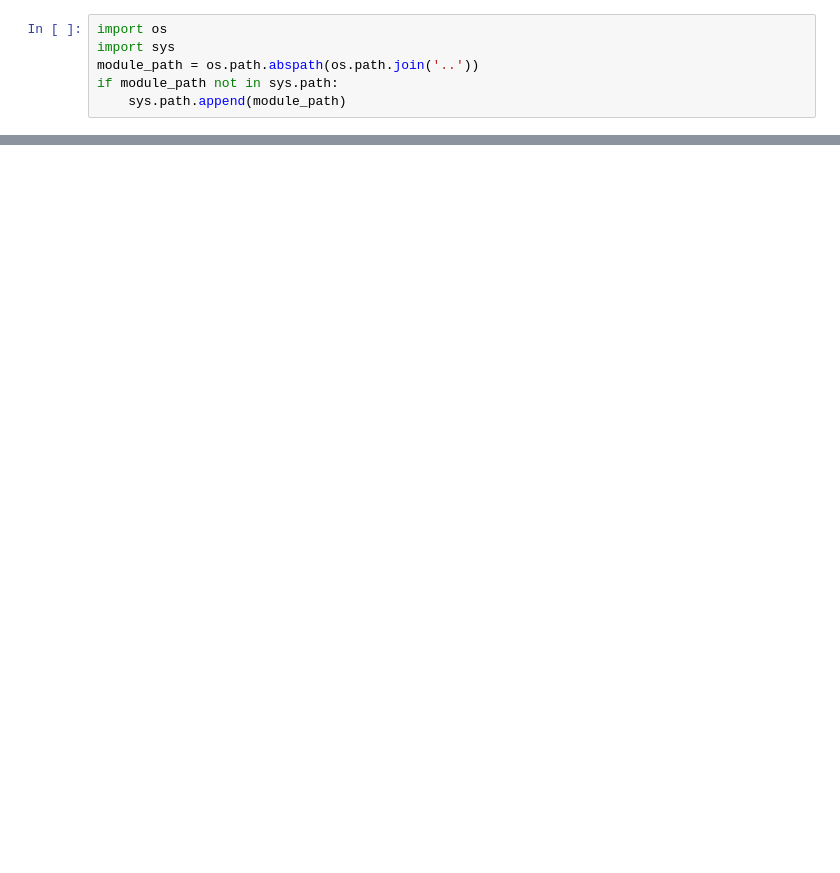
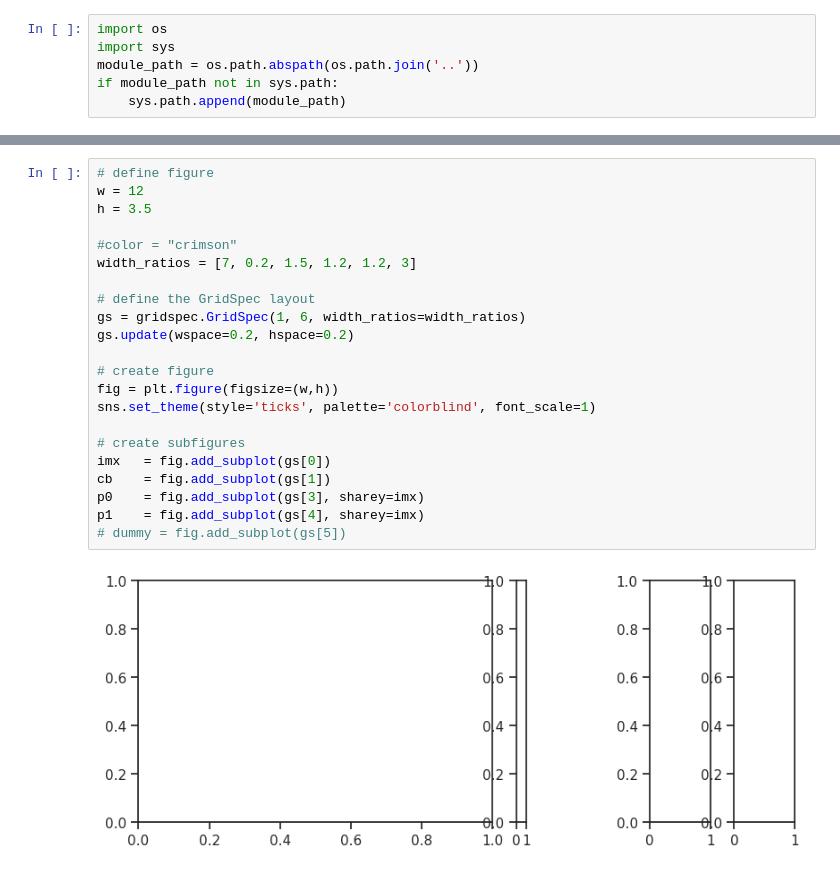
Before and after one commit to siljabl/MDCK_QPI, a Jupyter notebook: figure_scripts/preprocessing.ipynb, the cells around one changed output, grey strips where cells are left out. Saved outputs shown, nothing was run; the diff lists cells and outputs as text; blank space fills up the shorter version.

```diff
--- a/figure_scripts/preprocessing.ipynb
+++ b/figure_scripts/preprocessing.ipynb
@@ -61,0 +70,24 @@ fig.tight_layout()
+# %%
+# define figure
+w = 12
+h = 3.5
+
+#color = "crimson"
+width_ratios = [7, 0.2, 1.5, 1.2, 1.2, 3]
+
+# define the GridSpec layout
+gs = gridspec.GridSpec(1, 6, width_ratios=width_ratios)
+gs.update(wspace=0.2, hspace=0.2)
+
+# create figure
+fig = plt.figure(figsize=(w,h))
+sns.set_theme(style='ticks', palette='colorblind', font_scale=1)
+
+# create subfigures
+imx   = fig.add_subplot(gs[0])
+cb    = fig.add_subplot(gs[1])
+p0    = fig.add_subplot(gs[3], sharey=imx)
+p1    = fig.add_subplot(gs[4], sharey=imx)
+# dummy = fig.add_subplot(gs[5])
+# %% [output]
+[figure, added]
```
Also changed, not shown: parts of 18 cells of this notebook, 2 other files.
